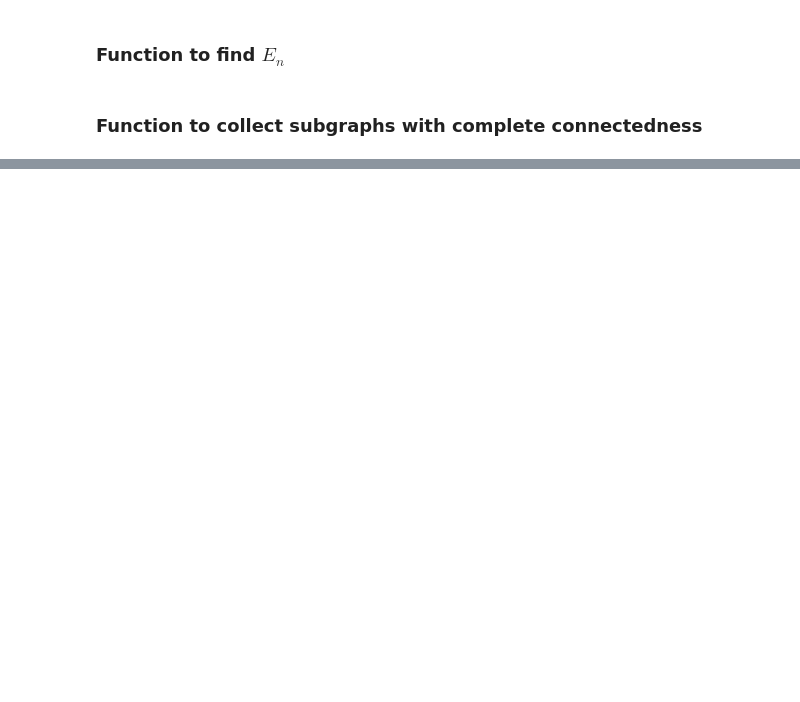
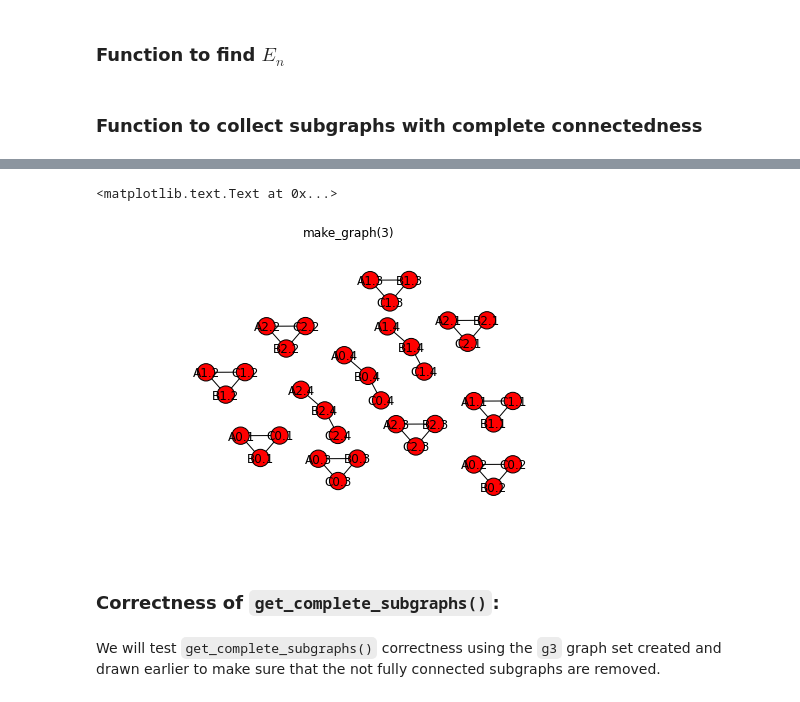
Before and after one commit to xguse/ipy_notebooks, a Jupyter notebook: gFunc_only_nWay.ipynb, the cells around one changed output, grey strips where cells are left out. Saved outputs shown, nothing was run; the diff lists cells and outputs as text; code cells hidden in the pictures; blank space fills up the shorter version.

```diff
--- a/gFunc_only_nWay.ipynb
+++ b/gFunc_only_nWay.ipynb
@@ -85,0 +123,7 @@ def get_completes(graph):
+# %%
+g3 = make_graph(3)
+nx.draw_graphviz(g3)
+title('make_graph(3)')
+# %% [output]
+<matplotlib.text.Text at 0x...>
+[figure, added]
@@ -85,0 +135,4 @@ def get_completes(graph):
+# %% [markdown]
+### Correctness of `get_complete_subgraphs()`:
+# %% [markdown]
+We will test `get_complete_subgraphs()` correctness using the `g3` graph set created and drawn earlier to make sure that the not fully connected subgraphs are removed.
```
Also changed, not shown: parts of 18 cells of this notebook.
